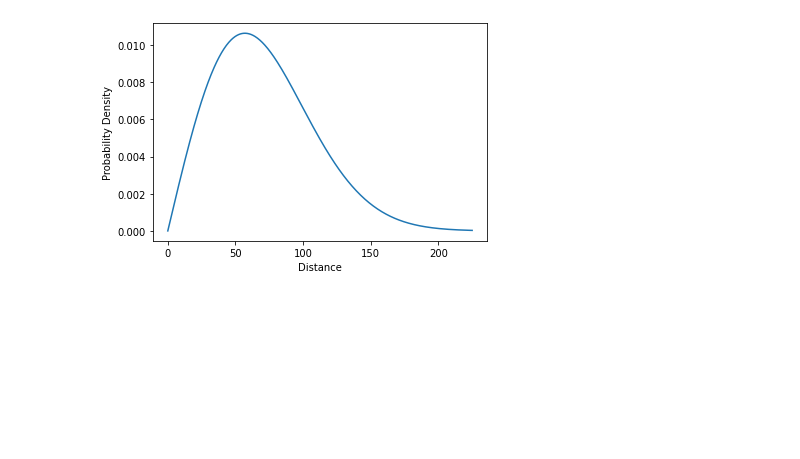
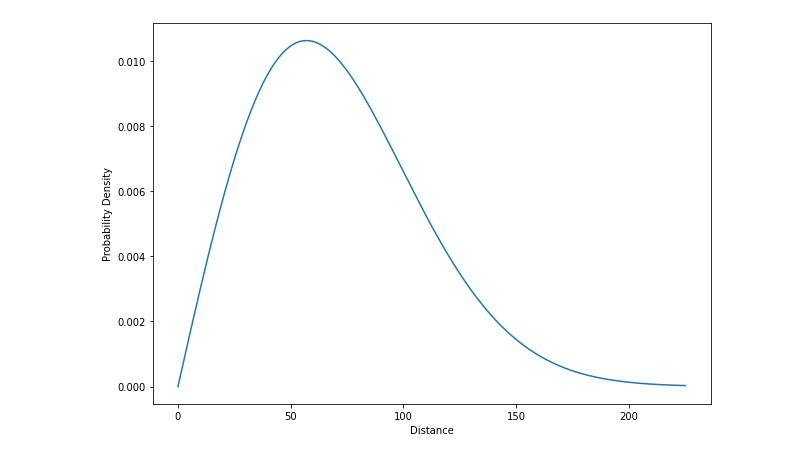
Before and after one commit to Ravocado/Probability-Project-3, a Jupyter notebook: figures.ipynb, the cells around one changed output. Drawn from its saved outputs; the diff is of its cells as text; code cells hidden in the pictures; blank space fills up the shorter version.

```diff
--- a/figures.ipynb
+++ b/figures.ipynb
@@ -16,12 +16,12 @@ def invcdf(u):
 # %%
 xRange = np.linspace(0, 225, num = 500)
 yPDFRange = [pdf(x) for x in xRange]
 yCDFRange = [cdf(x) for x in xRange]
-
+plt.figure(figsize = (10, 7))
 plt.xlabel("Distance")
 plt.ylabel("Probability Density")
 plt.plot(xRange, yPDFRange)
 plt.savefig('./figures/PDF-of-X')
 # %% [output]
-[figure, old version]
+[figure, new version]
 # %%
```
Also changed, not shown: parts of 2 cells of this notebook, 4 other files.
